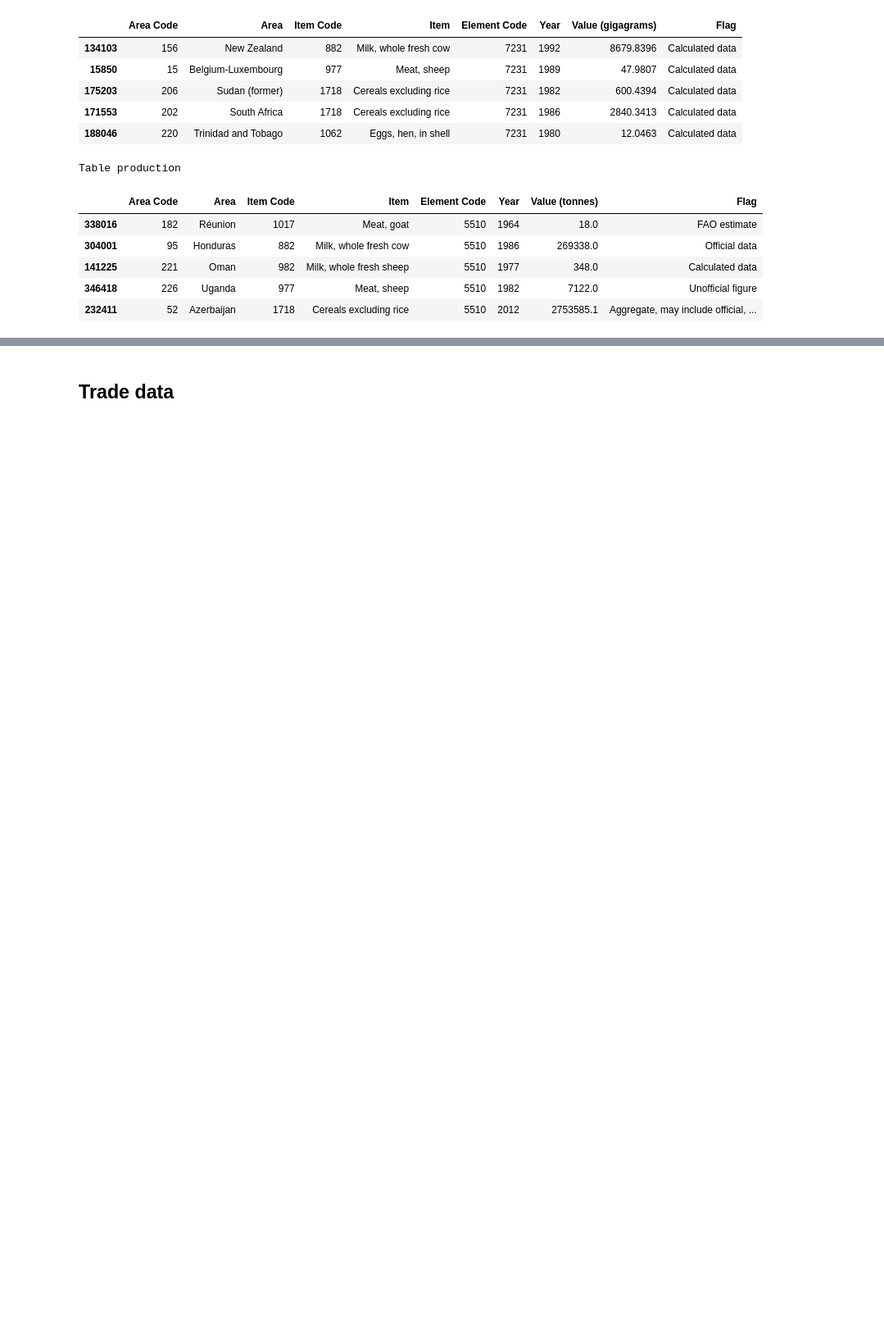
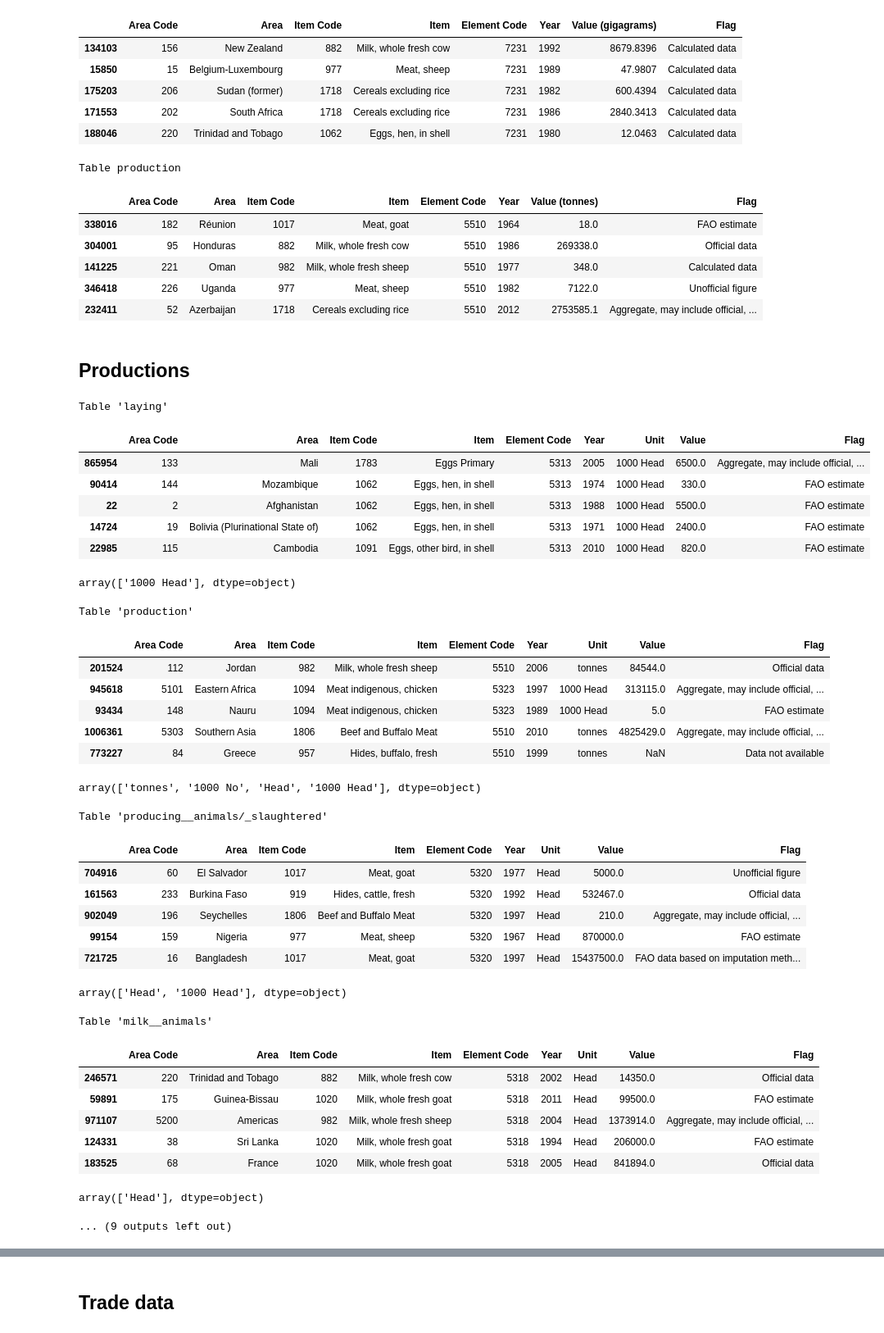
Before and after one commit to OthmanSefraoui/Data_story, a Jupyter notebook: milestone_2.ipynb, the cells around one changed output, grey strips where cells are left out. Shown at 82% size. Drawn from its saved outputs; the diff is of its cells as text; code cells hidden in the pictures; blank space fills up the shorter version.

```diff
--- a/milestone_2.ipynb
+++ b/milestone_2.ipynb
@@ -154,3 +154,64 @@ Table production
 | 141225 | 221 | Oman | 982 | Milk, whole fresh sheep | 5510 | 1977 | 348.0 | Calculated data |
 | 346418 | 226 | Uganda | 977 | Meat, sheep | 5510 | 1982 | 7122.0 | Unofficial figure |
 | 232411 | 52 | Azerbaijan | 1718 | Cereals excluding rice | 5510 | 2012 | 2753585.1 | Aggregate, may include official, ... |
+# %% [markdown]
+## Productions
+# %%
+# Load, remove duplicate column "year code"
+df_prod_animals = pd.read_csv(
+    DATA / "global-food-agriculture-statistics/raw_files/Production_LivestockPrimary_E_All_Data_(Normalized).csv",
+    encoding="latin1"
+).drop(columns="Year Code")
+
+# Join the flag column with the standard meaning
+df_prod_animals = join_flags(
+    df_prod_animals,
+    DATA / "global-food-agriculture-statistics/raw_files/Production_LivestockPrimary_E_All_Data_(Normalized).csv",
+    df_flags
+)
+
+# Split according to Element column
+dfs_prod_animals = split_on(
+    df_prod_animals,
+    "Element",
+    rename=to_snakecase
+)
+
+for table_name, df in dfs_prod_animals.items():
+    print(f"\n\nTable '{table_name}'")
+    display(df.sample(5))
+    display(df["Unit"].unique())
+# %% [output]
+Table 'laying'
+|  | Area Code | Area | Item Code | Item | Element Code | Year | Unit | Value | Flag |
+| 865954 | 133 | Mali | 1783 | Eggs Primary | 5313 | 2005 | 1000 Head | 6500.0 | Aggregate, may include official, ... |
+| 90414 | 144 | Mozambique | 1062 | Eggs, hen, in shell | 5313 | 1974 | 1000 Head | 330.0 | FAO estimate |
+| 22 | 2 | Afghanistan | 1062 | Eggs, hen, in shell | 5313 | 1988 | 1000 Head | 5500.0 | FAO estimate |
+| 14724 | 19 | Bolivia (Plurinational State of) | 1062 | Eggs, hen, in shell | 5313 | 1971 | 1000 Head | 2400.0 | FAO estimate |
+| 22985 | 115 | Cambodia | 1091 | Eggs, other bird, in shell | 5313 | 2010 | 1000 Head | 820.0 | FAO estimate |
+array(['1000 Head'], dtype=object)
+Table 'production'
+|  | Area Code | Area | Item Code | Item | Element Code | Year | Unit | Value | Flag |
+| 201524 | 112 | Jordan | 982 | Milk, whole fresh sheep | 5510 | 2006 | tonnes | 84544.0 | Official data |
+| 945618 | 5101 | Eastern Africa | 1094 | Meat indigenous, chicken | 5323 | 1997 | 1000 Head | 313115.0 | Aggregate, may include official, ... |
+| 93434 | 148 | Nauru | 1094 | Meat indigenous, chicken | 5323 | 1989 | 1000 Head | 5.0 | FAO estimate |
+| 1006361 | 5303 | Southern Asia | 1806 | Beef and Buffalo Meat | 5510 | 2010 | tonnes | 4825429.0 | Aggregate, may include official, ... |
+| 773227 | 84 | Greece | 957 | Hides, buffalo, fresh | 5510 | 1999 | tonnes | NaN | Data not available |
+array(['tonnes', '1000 No', 'Head', '1000 Head'], dtype=object)
+Table 'producing__animals/_slaughtered'
+|  | Area Code | Area | Item Code | Item | Element Code | Year | Unit | Value | Flag |
+| 704916 | 60 | El Salvador | 1017 | Meat, goat | 5320 | 1977 | Head | 5000.0 | Unofficial figure |
+| 161563 | 233 | Burkina Faso | 919 | Hides, cattle, fresh | 5320 | 1992 | Head | 532467.0 | Official data |
+| 902049 | 196 | Seychelles | 1806 | Beef and Buffalo Meat | 5320 | 1997 | Head | 210.0 | Aggregate, may include official, ... |
+| 99154 | 159 | Nigeria | 977 | Meat, sheep | 5320 | 1967 | Head | 870000.0 | FAO estimate |
+| 721725 | 16 | Bangladesh | 1017 | Meat, goat | 5320 | 1997 | Head | 15437500.0 | FAO data based on imputation meth... |
+array(['Head', '1000 Head'], dtype=object)
+Table 'milk__animals'
+|  | Area Code | Area | Item Code | Item | Element Code | Year | Unit | Value | Flag |
+| 246571 | 220 | Trinidad and Tobago | 882 | Milk, whole fresh cow | 5318 | 2002 | Head | 14350.0 | Official data |
+| 59891 | 175 | Guinea-Bissau | 1020 | Milk, whole fresh goat | 5318 | 2011 | Head | 99500.0 | FAO estimate |
+| 971107 | 5200 | Americas | 982 | Milk, whole fresh sheep | 5318 | 2004 | Head | 1373914.0 | Aggregate, may include official, ... |
+| 124331 | 38 | Sri Lanka | 1020 | Milk, whole fresh goat | 5318 | 1994 | Head | 206000.0 | FAO estimate |
+| 183525 | 68 | France | 1020 | Milk, whole fresh goat | 5318 | 2005 | Head | 841894.0 | Official data |
+array(['Head'], dtype=object)
+... (9 outputs left out)
```
Also changed, not shown: parts of 1 cell of this notebook, 2 other files.
